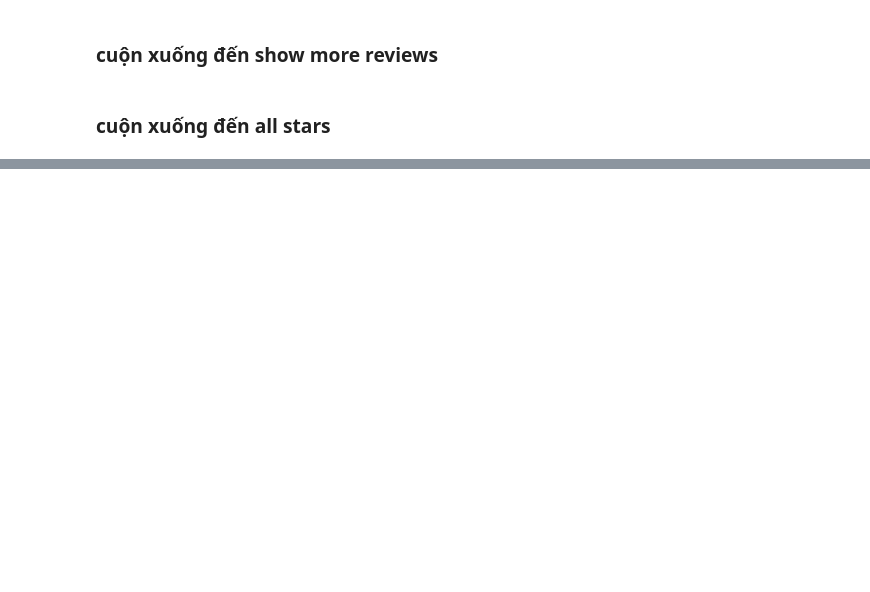
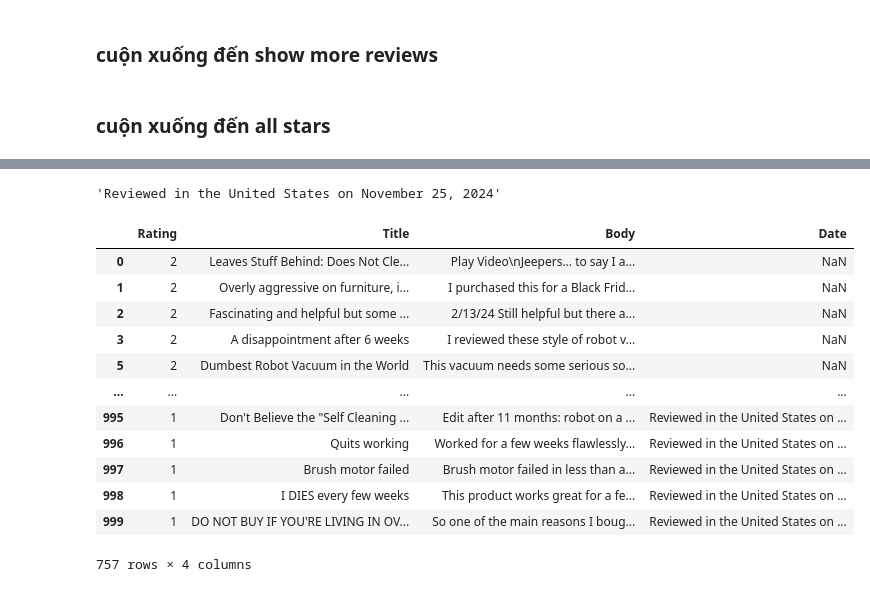
Before and after one commit to emkienfintechstudent/amazon_price_analyst, a Jupyter notebook: getData/amazon.ipynb, the cells around one changed output, grey strips where cells are left out. Saved outputs shown, nothing was run; the diff lists cells and outputs as text; code cells hidden in the pictures; blank space fills up the shorter version.

Commit message:
lay xing reviews

```diff
--- a/getData/amazon.ipynb
+++ b/getData/amazon.ipynb
@@ -133,0 +97,28 @@ Batteries required: Yes
+# %%
+rating = driver.find_element(By.XPATH, f'/html/body/div[1]/div[3]/div/div[1]/div/div[1]/div[5]/div[3]/div/div[2]/div/div/span')
+/html/body/div[1]/div[3]/div/div[1]/div/div[1]/div[5]/div[3]/div/div[3]/div/div/span
+
+rating.text
+# %% [output]
+'Reviewed in the United States on November 25, 2024'
+# %%
+import pandas as pd
+a = pd.read_csv('amazon_reviews.csv')
+# %%
+df_no_duplicates_last = a.drop_duplicates(subset=['Body'], keep='last')
+# %%
+df_no_duplicates_last
+# %% [output]
+|  | Rating | Title | Body | Date |
+| 0 | 2 | Leaves Stuff Behind: Does Not Cle... | Play Video\nJeepers... to say I a... | NaN |
+| 1 | 2 | Overly aggressive on furniture, i... | I purchased this for a Black Frid... | NaN |
+| 2 | 2 | Fascinating and helpful but some ... | 2/13/24 Still helpful but there a... | NaN |
+| 3 | 2 | A disappointment after 6 weeks | I reviewed these style of robot v... | NaN |
+| 5 | 2 | Dumbest Robot Vacuum in the World | This vacuum needs some serious so... | NaN |
+| ... | ... | ... | ... | ... |
+| 995 | 1 | Don't Believe the "Self Cleaning ... | Edit after 11 months: robot on a ... | Reviewed in the United States on ... |
+| 996 | 1 | Quits working | Worked for a few weeks flawlessly... | Reviewed in the United States on ... |
+| 997 | 1 | Brush motor failed | Brush motor failed in less than a... | Reviewed in the United States on ... |
+| 998 | 1 | I DIES every few weeks | This product works great for a fe... | Reviewed in the United States on ... |
+| 999 | 1 | DO NOT BUY IF YOU'RE LIVING IN OV... | So one of the main reasons I boug... | Reviewed in the United States on ... |
+757 rows × 4 columns
```
Also changed, not shown: parts of 17 cells of this notebook, 1 other file.
